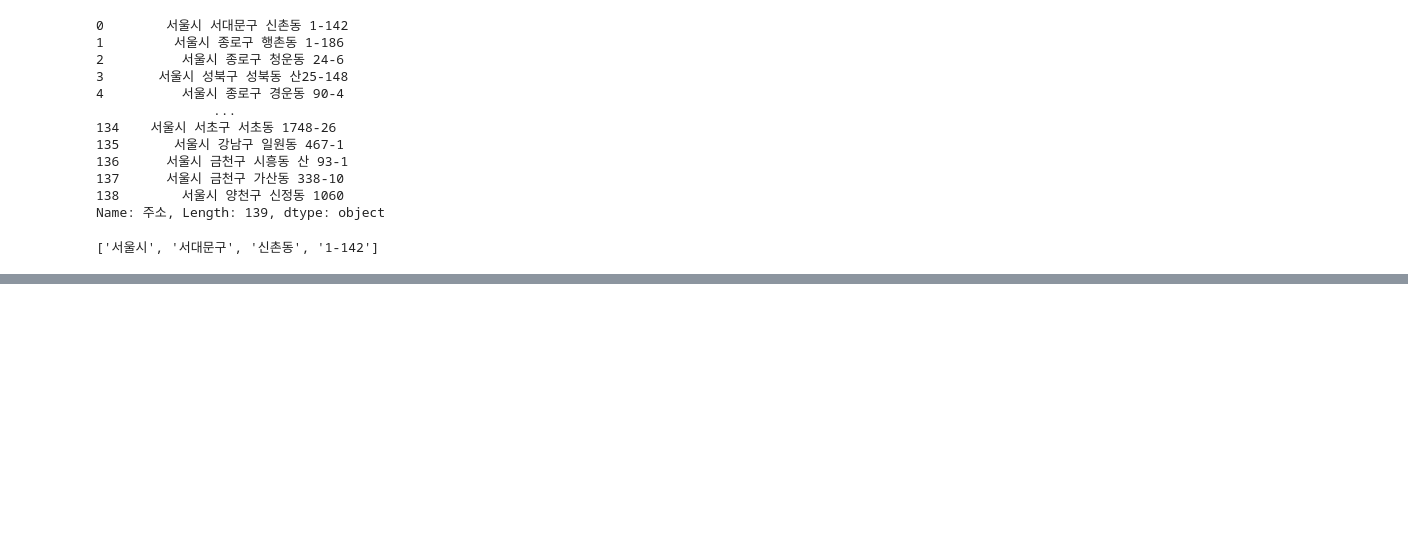
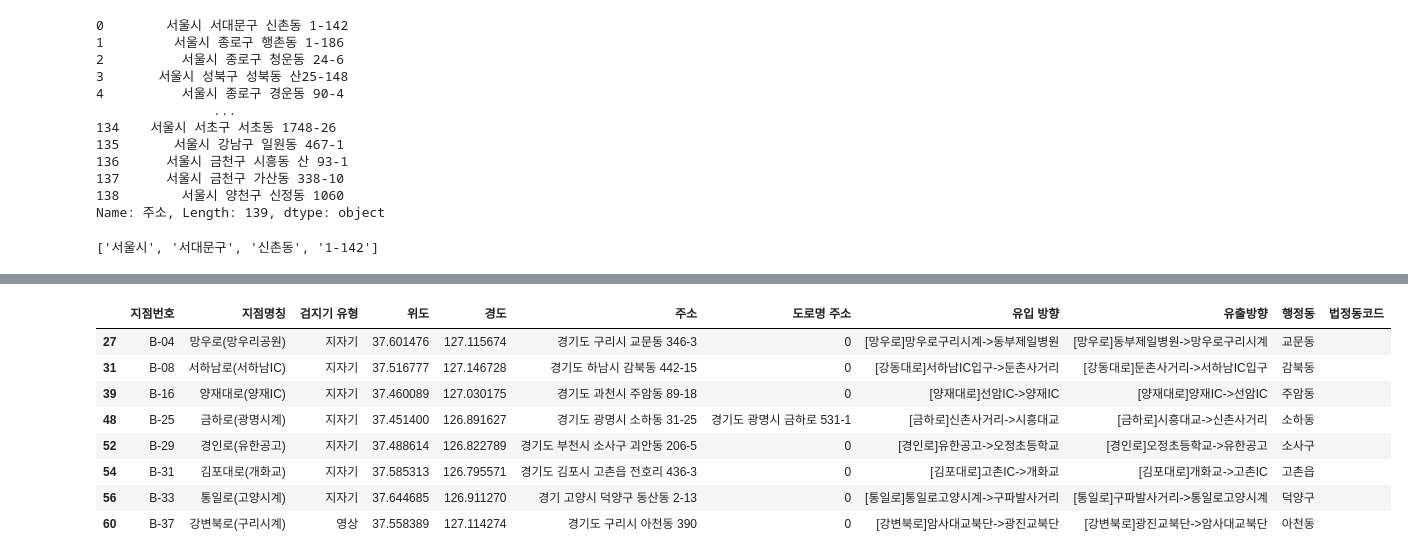
Before and after one commit to dbsrall59/three, a Jupyter notebook: 이규민/교통량매핑.ipynb, the cells around one changed output, grey strips where cells are left out. Saved outputs shown, nothing was run; the diff lists cells and outputs as text; code cells hidden in the pictures; blank space fills up the shorter version.

```diff
--- a/이규민/교통량매핑.ipynb
+++ b/이규민/교통량매핑.ipynb
@@ -90,0 +158,12 @@ df
+# %%
+df[df['법정동코드'] == ""]
+# %% [output]
+|  | 지점번호 | 지점명칭 | 검지기 유형 | 위도 | 경도 | 주소 | 도로명 주소 | 유입 방향 | 유출방향 | 행정동 | 법정동코드 |
+| 27 | B-04 | 망우로(망우리공원) | 지자기 | 37.601476 | 127.115674 | 경기도 구리시 교문동 346-3 | 0 | [망우로]망우로구리시계->동부제일병원 | [망우로]동부제일병원->망우로구리시계 | 교문동 |  |
+| 31 | B-08 | 서하남로(서하남IC) | 지자기 | 37.516777 | 127.146728 | 경기도 하남시 감북동 442-15 | 0 | [강동대로]서하남IC입구->둔촌사거리 | [강동대로]둔촌사거리->서하남IC입구 | 감북동 |  |
+| 39 | B-16 | 양재대로(양재IC) | 지자기 | 37.460089 | 127.030175 | 경기도 과천시 주암동 89-18 | 0 | [양재대로]선암IC->양재IC | [양재대로]양재IC->선암IC | 주암동 |  |
+| 48 | B-25 | 금하로(광명시계) | 지자기 | 37.451400 | 126.891627 | 경기도 광명시 소하동 31-25 | 경기도 광명시 금하로 531-1 | [금하로]신촌사거리->시흥대교 | [금하로]시흥대교->신촌사거리 | 소하동 |  |
+| 52 | B-29 | 경인로(유한공고) | 지자기 | 37.488614 | 126.822789 | 경기도 부천시 소사구 괴안동 206-5 | 0 | [경인로]유한공고->오정초등학교 | [경인로]오정초등학교->유한공고 | 소사구 |  |
+| 54 | B-31 | 김포대로(개화교) | 지자기 | 37.585313 | 126.795571 | 경기도 김포시 고촌읍 전호리 436-3 | 0 | [김포대로]고촌IC->개화교 | [김포대로]개화교->고촌IC | 고촌읍 |  |
+| 56 | B-33 | 통일로(고양시계) | 지자기 | 37.644685 | 126.911270 | 경기 고양시 덕양구 동산동 2-13 | 0 | [통일로]통일로고양시계->구파발사거리 | [통일로]구파발사거리->통일로고양시계 | 덕양구 |  |
+| 60 | B-37 | 강변북로(구리시계) | 영상 | 37.558389 | 127.114274 | 경기도 구리시 아천동 390 | 0 | [강변북로]암사대교북단->광진교북단 | [강변북로]광진교북단->암사대교북단 | 아천동 |  |
```
Also changed, not shown: parts of 7 cells of this notebook, 4 other files.
